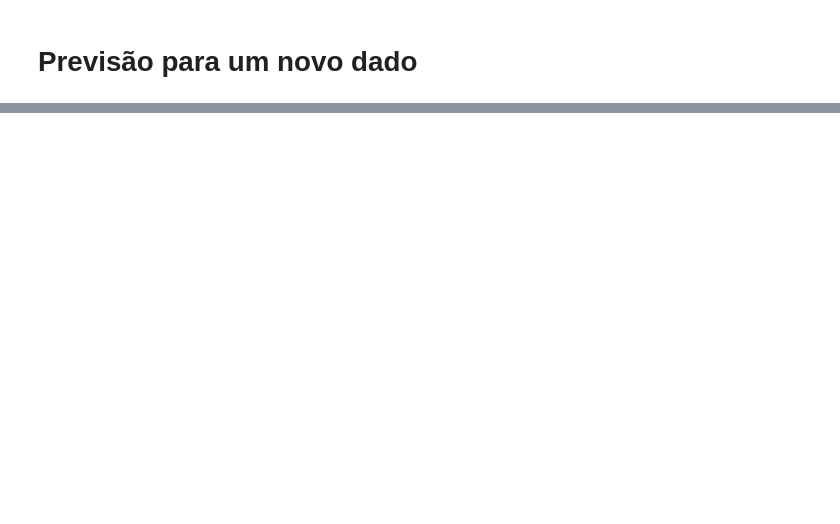
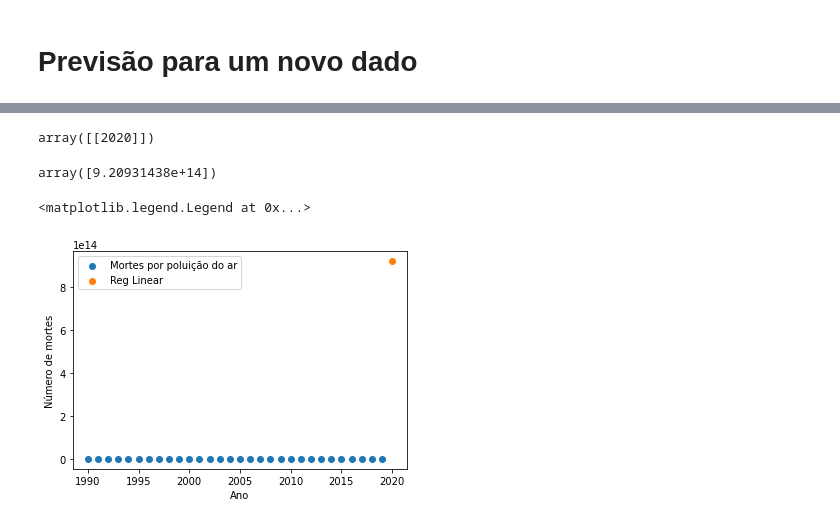
Before and after one commit to Matheus-Fontinele-Alves-Vieria/Artificial-Intelligence, a Jupyter notebook: src/notebook/Number_of_deaths.ipynb, the cells around one changed output, grey strips where cells are left out. Drawn from its saved outputs; the diff is of its cells as text; code cells hidden in the pictures; blank space fills up the shorter version.

```diff
--- a/src/notebook/Number_of_deaths.ipynb
+++ b/src/notebook/Number_of_deaths.ipynb
@@ -161,0 +191,19 @@ Coeficiente r2: 0.45751153758724705
+# %%
+Y_reglinear_prev_futuro = reglinear.predict(X_futuro)
+# %%
+X_futuro
+# %% [output]
+array([[2020]])
+# %%
+Y_reglinear_prev_futuro
+# %% [output]
+array([9.20931438e+14])
+# %%
+plt.scatter(X_br, Y_br, label="Mortes por poluição do ar")
+plt.scatter(X_futuro, Y_reglinear_prev_futuro, label= "Reg Linear")
+plt.xlabel("Ano")
+plt.ylabel("Número de mortes")
+plt.legend()
+# %% [output]
+<matplotlib.legend.Legend at 0x...>
+[figure, added]
```
Also changed, not shown: parts of 17 cells of this notebook, 6 other files.
